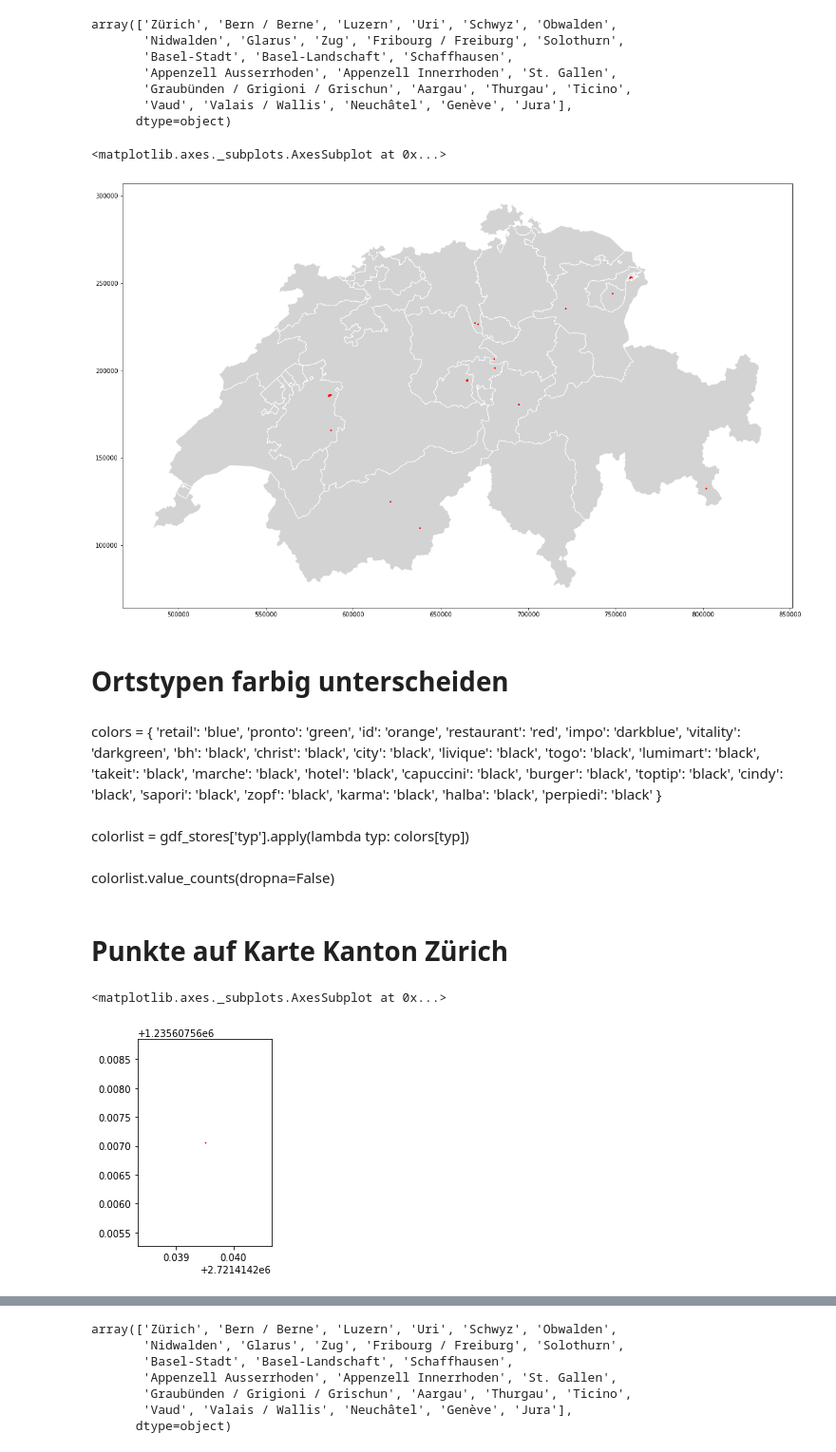
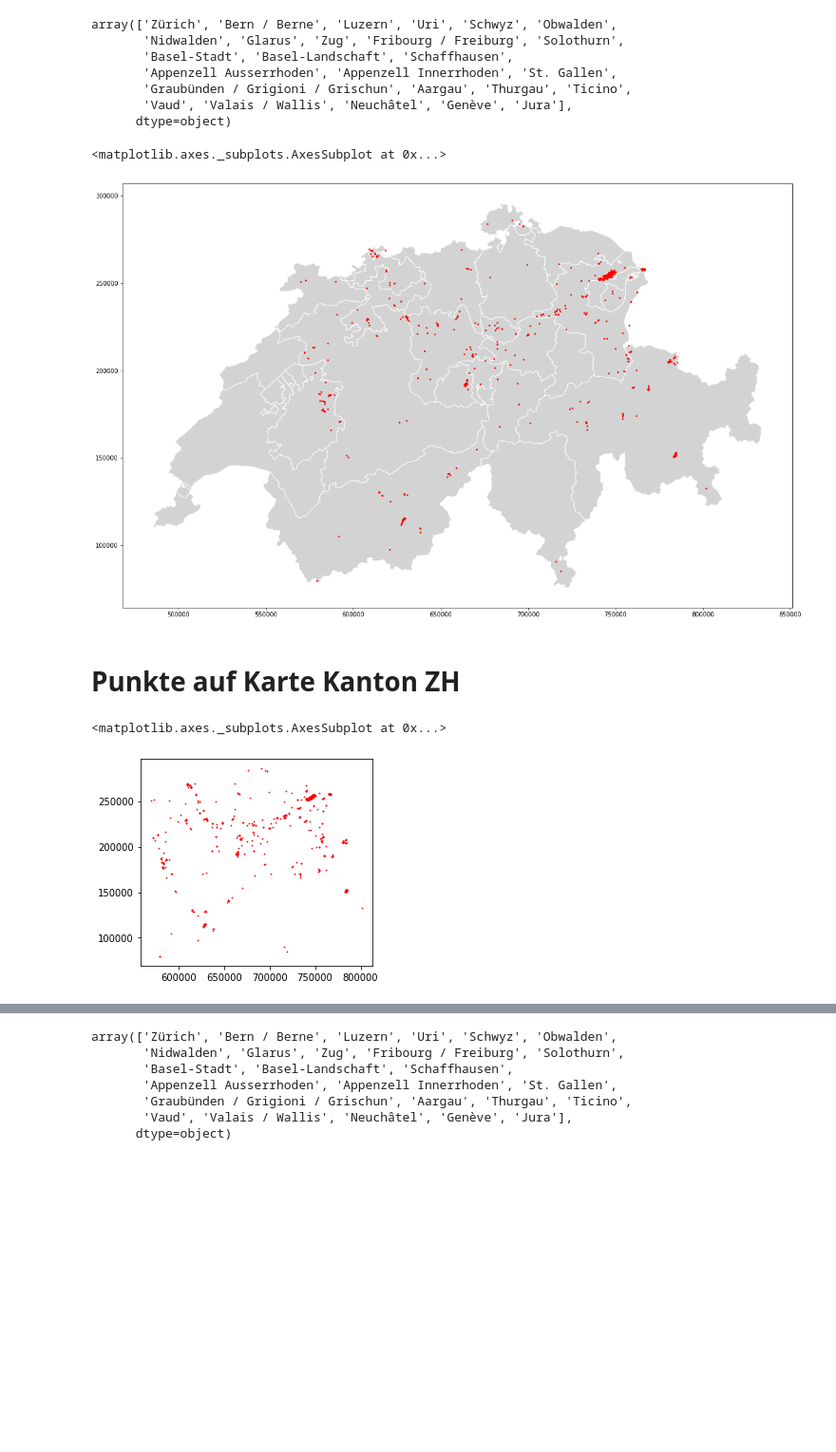
Before and after one commit to katrinnidzwetzki/cas-ddj-abschlussarbeit, a Jupyter notebook: 04_ortsnamen_heiligennamen.ipynb, the cells around one changed output, grey strips where cells are left out. Shown: that part at 95% size. Cells and saved outputs as stored; diff of their text form; code cells hidden in the pictures; blank space fills up the shorter version.

```diff
--- a/04_ortsnamen_heiligennamen.ipynb
+++ b/04_ortsnamen_heiligennamen.ipynb
@@ -197,0 +204,4 @@ sankt
+# %%
+# Ganzer gdf (landesweit, alle Sprachen) gefiltert nach 'St. '
+
+test_sankt = gdf[gdf['NAME'].str.contains("St. ")]
@@ -200 +245,4 @@ gdf_kantone = gpd.read_file('Projections/shp/g1k17.shp')
+# %%
+# Projektionen vereinheitlichen
+test_sankt = test_sankt.to_crs({'init': 'epsg:21781'})
 # %%
@@ -221,48 +264,17 @@ sankt = sankt.to_crs({'init': 'epsg:21781'})
 # %%
+# Ganze Schweiz mit allen Punkten 'St. '
 ax = gdf_kantone.plot(figsize=(20,15), color='lightgrey', edgecolor='white')
-sankt.plot(markersize=3, color='red', ax=ax)
+test_sankt.plot(markersize=3, color='red', ax=ax)
 # %% [output]
 <matplotlib.axes._subplots.AxesSubplot at 0x...>
-[figure, old version]
+[figure, new version]
-# %% [markdown]
-# Ortstypen farbig unterscheiden
-# %% [markdown]
-colors = {
-    'retail': 'blue',
-    'pronto': 'green',
-    'id': 'orange',
-    'restaurant': 'red',
-    'impo': 'darkblue',
-    'vitality': 'darkgreen',
-    'bh': 'black',
-    'christ': 'black',
-    'city': 'black',
-    'livique': 'black',
-    'togo': 'black',
-    'lumimart': 'black',
-    'takeit': 'black',
-    'marche': 'black',
-    'hotel': 'black',
-    'capuccini': 'black',
-    'burger': 'black',
-    'toptip': 'black',
-    'cindy': 'black',
-    'sapori': 'black',
-    'zopf': 'black',
-    'karma': 'black',
-    'halba': 'black',
-    'perpiedi': 'black'
-}
-# %% [markdown]
-colorlist = gdf_stores['typ'].apply(lambda typ: colors[typ])
-# %% [markdown]
-colorlist.value_counts(dropna=False)
 # %% [markdown]
-# Punkte auf Karte Kanton Zürich
+# Punkte auf Karte Kanton ZH
 # %%
 gdf_zh = gdf_kantone[gdf_kantone['KTNAME'] == 'Zürich']
 # %%
-sankt.plot(color='red', markersize=0.5)
+# Alle Punkte 'St. '
+test_sankt.plot(color='red', markersize=0.5)
 # %% [output]
 <matplotlib.axes._subplots.AxesSubplot at 0x...>
-[figure, old version]
+[figure, new version]
```
Also changed, not shown: parts of 49 cells of this notebook, 2 other files.
